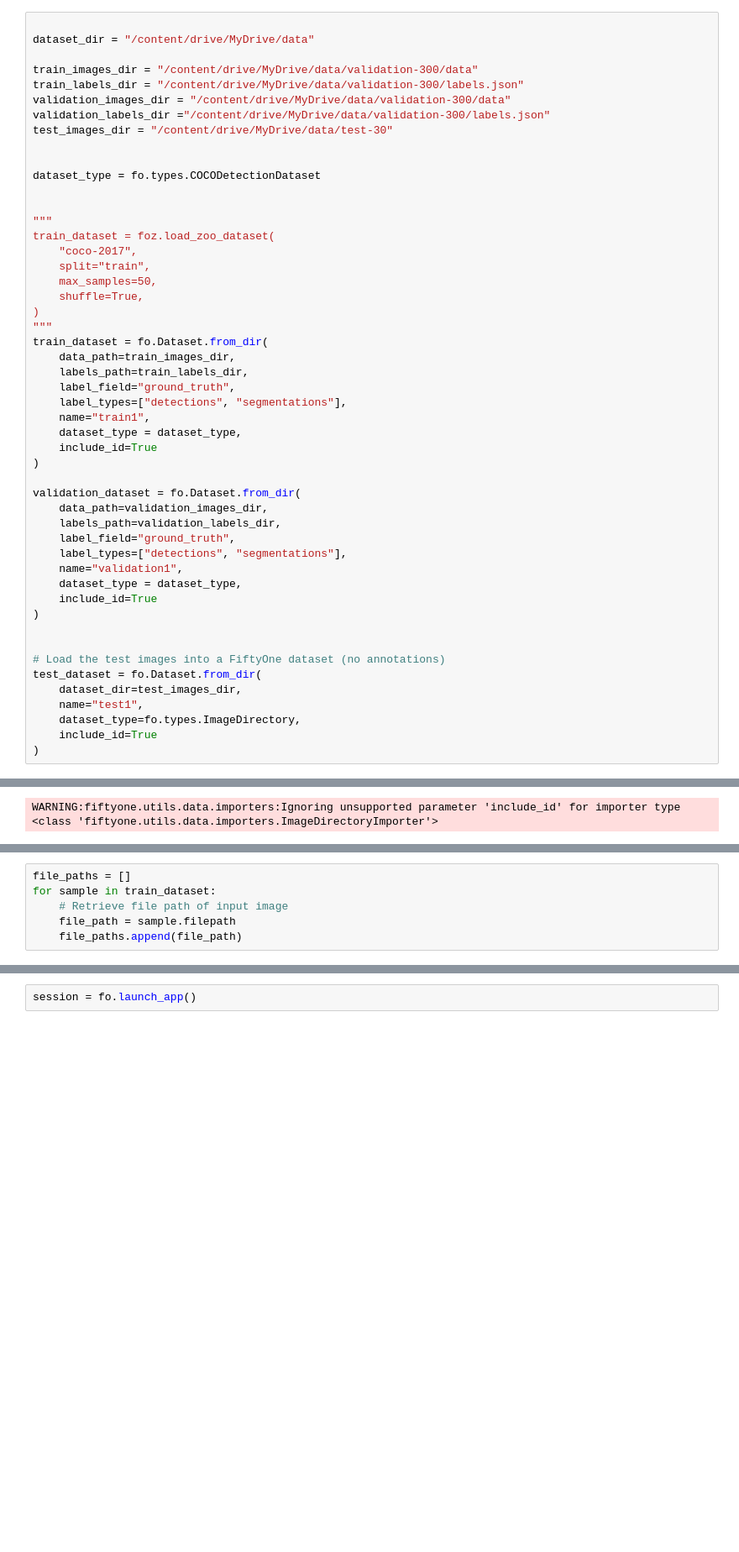
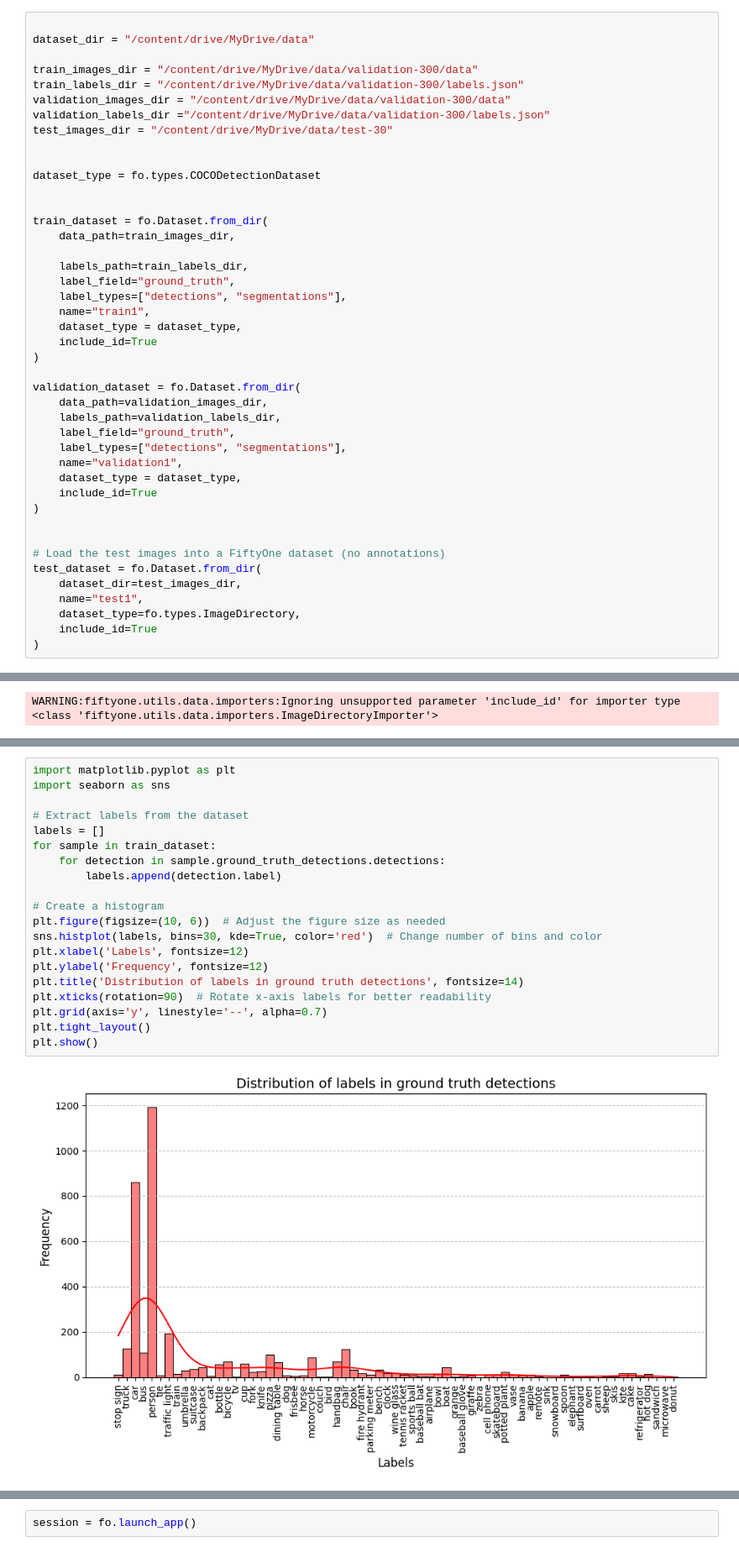
Before and after one commit to adheeb4/7PAM2015-0105-2023-Individual-Project, a Jupyter notebook: Individual_Project_Image_Segmentation.ipynb, the cells around one changed output, grey strips where cells are left out. Shown: that part at 84% size. Drawn from its saved outputs; the diff is of its cells as text; blank space fills up the shorter version.

```diff
--- a/Individual_Project_Image_Segmentation.ipynb
+++ b/Individual_Project_Image_Segmentation.ipynb
@@ -75,16 +54,9 @@ test_images_dir = "/content/drive/MyDrive/data/test-30"
 dataset_type = fo.types.COCODetectionDataset
 
 
-"""
-train_dataset = foz.load_zoo_dataset(
-    "coco-2017",
-    split="train",
-    max_samples=50,
-    shuffle=True,
-)
-"""
 train_dataset = fo.Dataset.from_dir(
     data_path=train_images_dir,
+
     labels_path=train_labels_dir,
     label_field="ground_truth",
     label_types=["detections", "segmentations"],
@@ -496,6 +109,0 @@ Masked region:
-# %%
-file_paths = []
-for sample in train_dataset:
-    # Retrieve file path of input image
-    file_path = sample.filepath
-    file_paths.append(file_path)
@@ -680,3 +148,25 @@ ValueError: Operator '@voxel51/utils/compute_metadata' not found
+# %%
+import matplotlib.pyplot as plt
+import seaborn as sns
+
+# Extract labels from the dataset
+labels = []
+for sample in train_dataset:
+    for detection in sample.ground_truth_detections.detections:
+        labels.append(detection.label)
+
+# Create a histogram
+plt.figure(figsize=(10, 6))  # Adjust the figure size as needed
+sns.histplot(labels, bins=30, kde=True, color='red')  # Change number of bins and color
+plt.xlabel('Labels', fontsize=12)
+plt.ylabel('Frequency', fontsize=12)
+plt.title('Distribution of labels in ground truth detections', fontsize=14)
+plt.xticks(rotation=90)  # Rotate x-axis labels for better readability
+plt.grid(axis='y', linestyle='--', alpha=0.7)
+plt.tight_layout()
+plt.show()
+# %% [output]
+[figure, added]
 # %%
 session = fo.launch_app(train_dataset)
 # %% [output]
```
Also changed, not shown: parts of 68 cells of this notebook.
